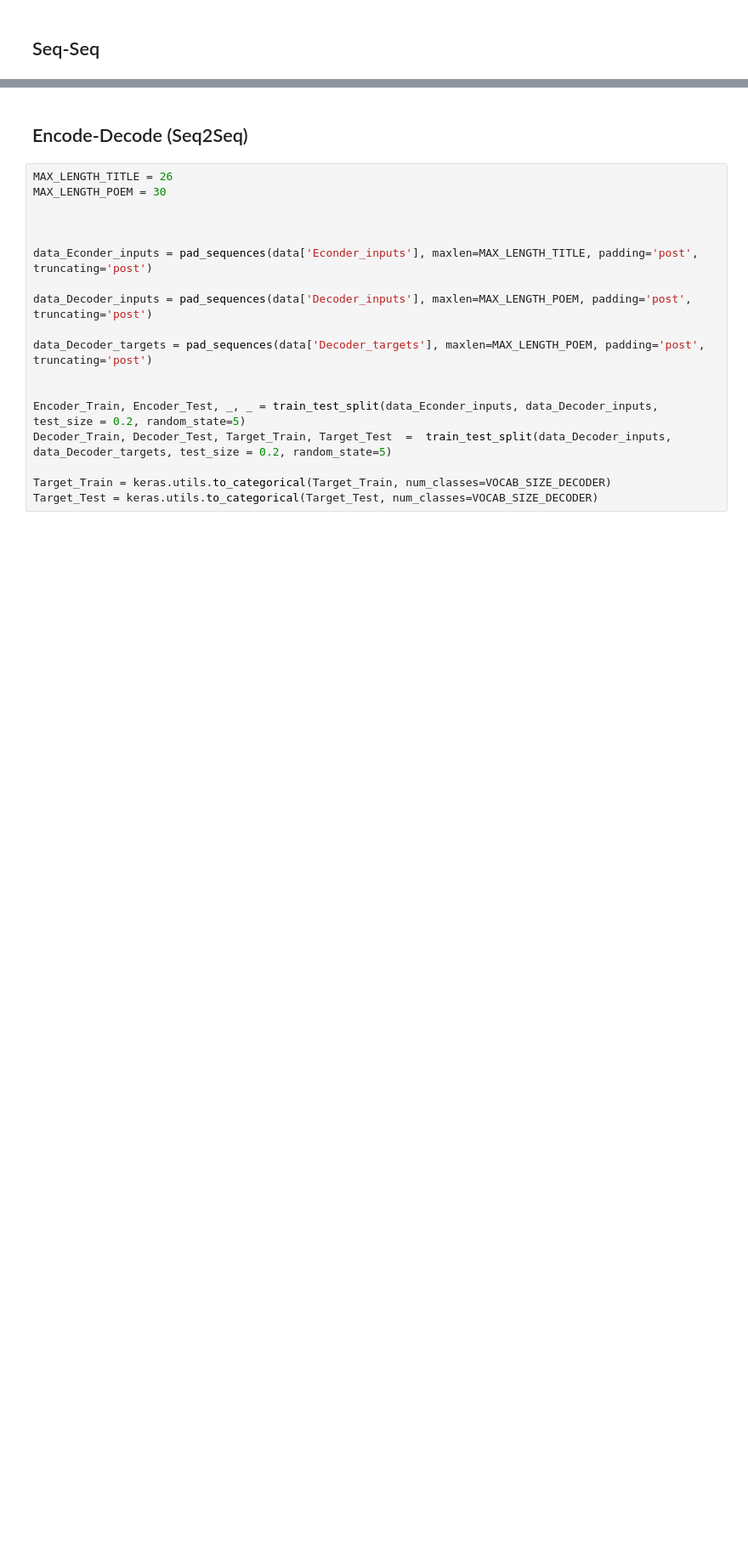
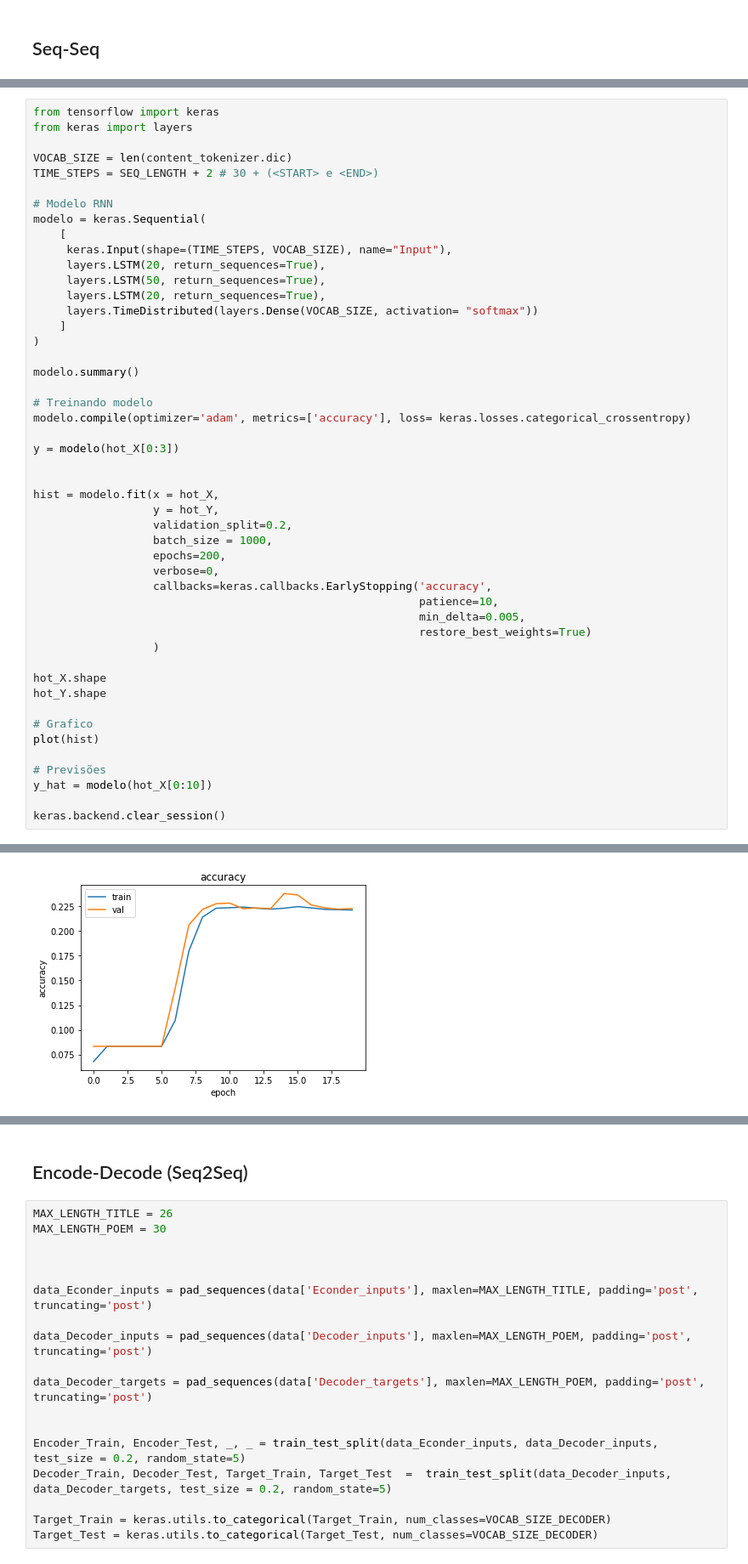
Before and after one commit to BecomeAllan/RNN, a Jupyter notebook: Lab.ipynb, the cells around one changed output, grey strips where cells are left out. Shown at 85% size. Cells and saved outputs as stored; diff of their text form; blank space fills up the shorter version.

```diff
--- a/Lab.ipynb
+++ b/Lab.ipynb
@@ -899,0 +1212,49 @@ Model(X)
+# %%
+from tensorflow import keras
+from keras import layers
+
+VOCAB_SIZE = len(content_tokenizer.dic)
+TIME_STEPS = SEQ_LENGTH + 2 # 30 + (<START> e <END>)
+
+# Modelo RNN
+modelo = keras.Sequential(
+    [
+     keras.Input(shape=(TIME_STEPS, VOCAB_SIZE), name="Input"),
+     layers.LSTM(20, return_sequences=True),
+     layers.LSTM(50, return_sequences=True),
+     layers.LSTM(20, return_sequences=True),
+     layers.TimeDistributed(layers.Dense(VOCAB_SIZE, activation= "softmax"))
+    ]
+)
+
+modelo.summary()
+
+# Treinando modelo
+modelo.compile(optimizer='adam', metrics=['accuracy'], loss= keras.losses.categorical_crossentropy)
+
+y = modelo(hot_X[0:3])
+
+
+hist = modelo.fit(x = hot_X,
+                  y = hot_Y,
+                  validation_split=0.2,
+                  batch_size = 1000,
+                  epochs=200,
+                  verbose=0,
+                  callbacks=keras.callbacks.EarlyStopping('accuracy',
+                                                          patience=10,
+                                                          min_delta=0.005,
+                                                          restore_best_weights=True)
+                  )
+
+hot_X.shape
+hot_Y.shape
+
+# Grafico
+plot(hist)
+
+# Previsões
+y_hat = modelo(hot_X[0:10])
+
+keras.backend.clear_session()
+# %% [output]
@@ -899,0 +1277 @@ Model(X)
+[figure, added]
```
Also changed, not shown: parts of 36 cells of this notebook.
